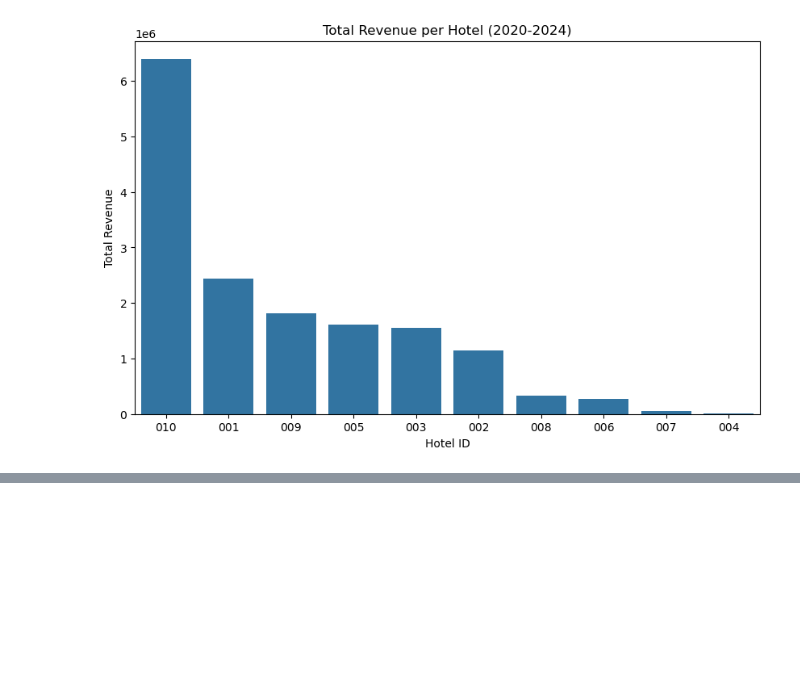
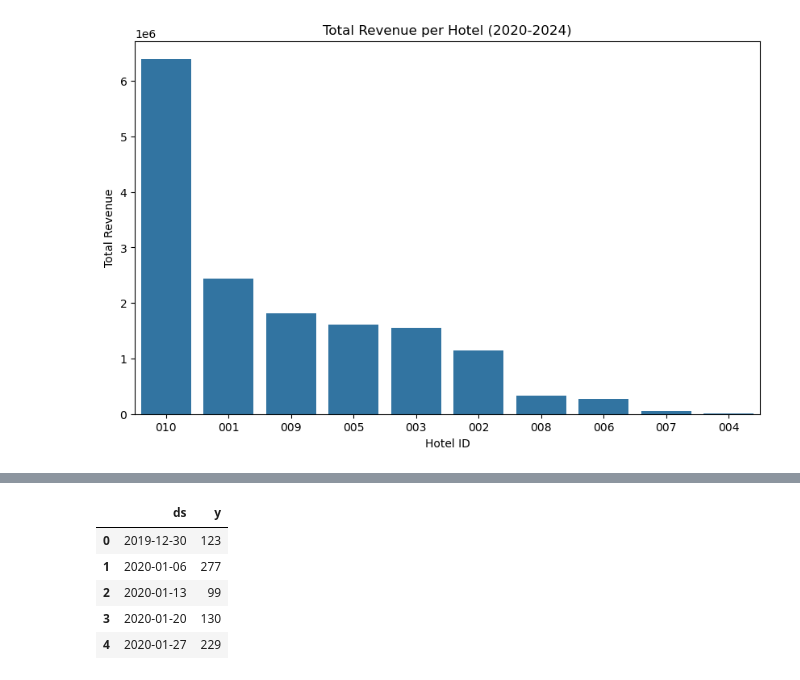
Before and after one commit to CCT-Dublin/capstone-project-feb-2024-pt-giorgiozoppi, a Jupyter notebook: DataExplationAndModel.ipynb, the cells around one changed output, grey strips where cells are left out. Saved outputs shown, nothing was run; the diff lists cells and outputs as text; code cells hidden in the pictures; blank space fills up the shorter version.

```diff
--- a/DataExplationAndModel.ipynb
+++ b/DataExplationAndModel.ipynb
@@ -458,0 +546,9 @@ plt.show()
+# %%
+weekly_demand_prophet.head()
+# %% [output]
+|  | ds | y |
+| 0 | 2019-12-30 | 123 |
+| 1 | 2020-01-06 | 277 |
+| 2 | 2020-01-13 | 99 |
+| 3 | 2020-01-20 | 130 |
+| 4 | 2020-01-27 | 229 |
```
Also changed, not shown: parts of 13 cells of this notebook.
